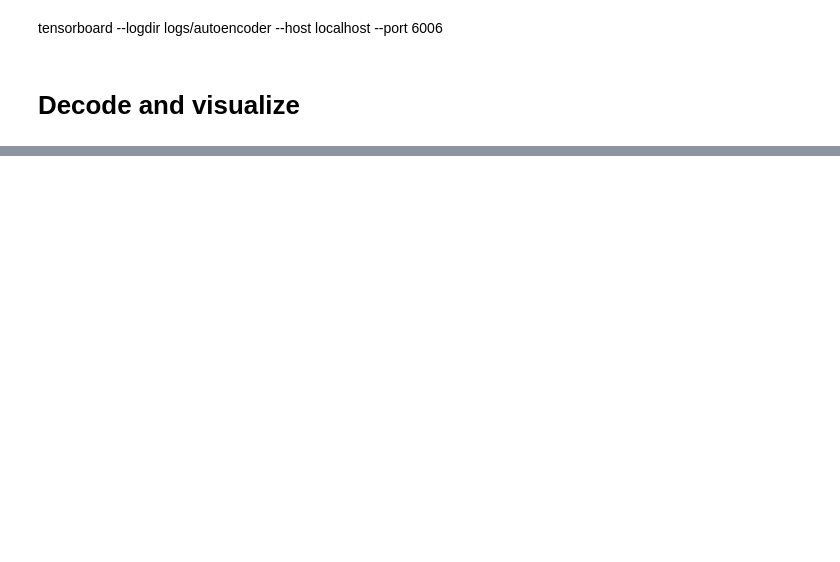
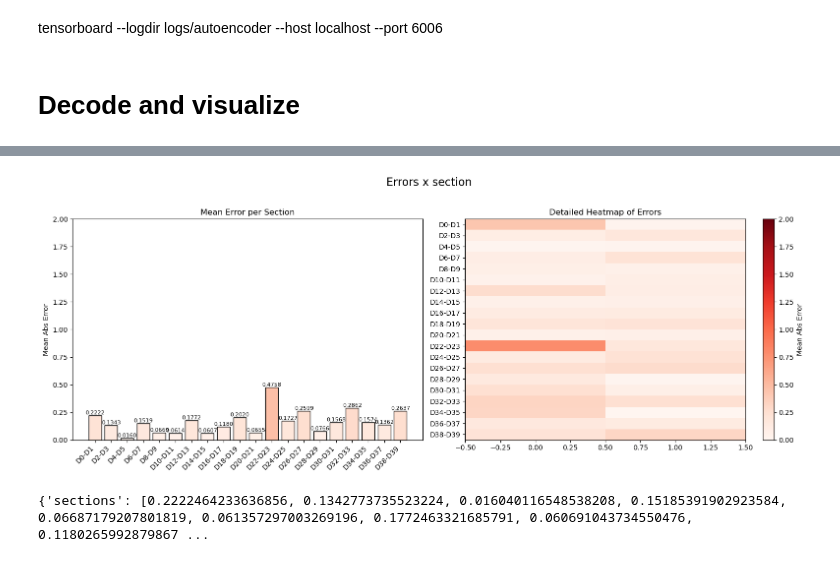
Before and after one commit to tedeschg/ASMSA, a Jupyter notebook: mydev/asmsa_vae.ipynb, the cells around one changed output, grey strips where cells are left out. Cells and saved outputs as stored; diff of their text form; code cells hidden in the pictures; blank space fills up the shorter version.

```diff
--- a/mydev/asmsa_vae.ipynb
+++ b/mydev/asmsa_vae.ipynb
@@ -375,0 +250,14 @@ NGLWidget()
+# %%
+fig, sec_stats = plot_section_errors(
+    orig, recon,
+    nD=nD, n_phi=n_phi, n_psi=n_psi,
+    n_sections=20,
+    kind="distance",
+    title="Errors x section"
+)
+
+plt.show()
+print(sec_stats)
+# %% [output]
+[figure, added]
+{'sections': [0.2222464233636856, 0.1342773735523224, 0.016040116548538208, 0.15185391902923584, 0.06687179207801819, 0.061357297003269196, 0.1772463321685791, 0.060691043734550476, 0.1180265992879867 ...
```
Also changed, not shown: parts of 22 cells of this notebook, 5 other files.
